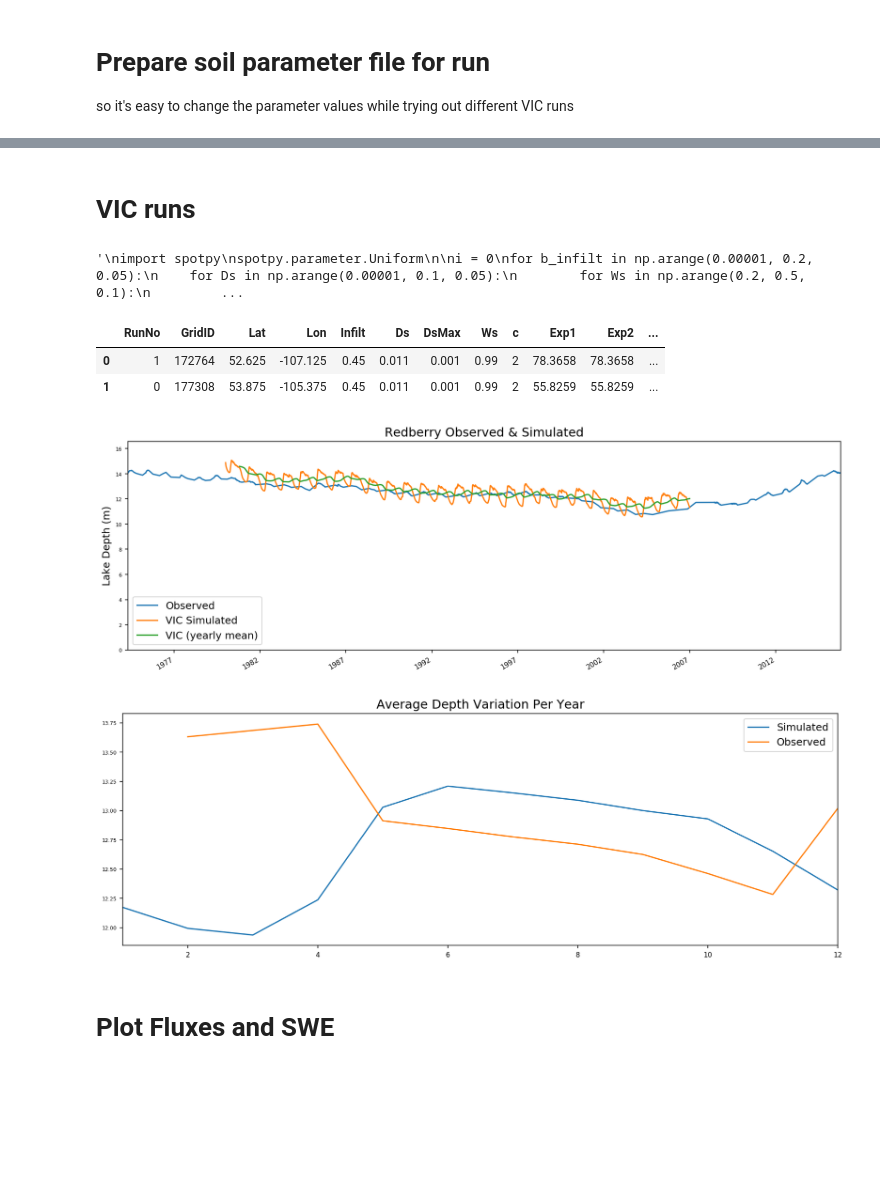
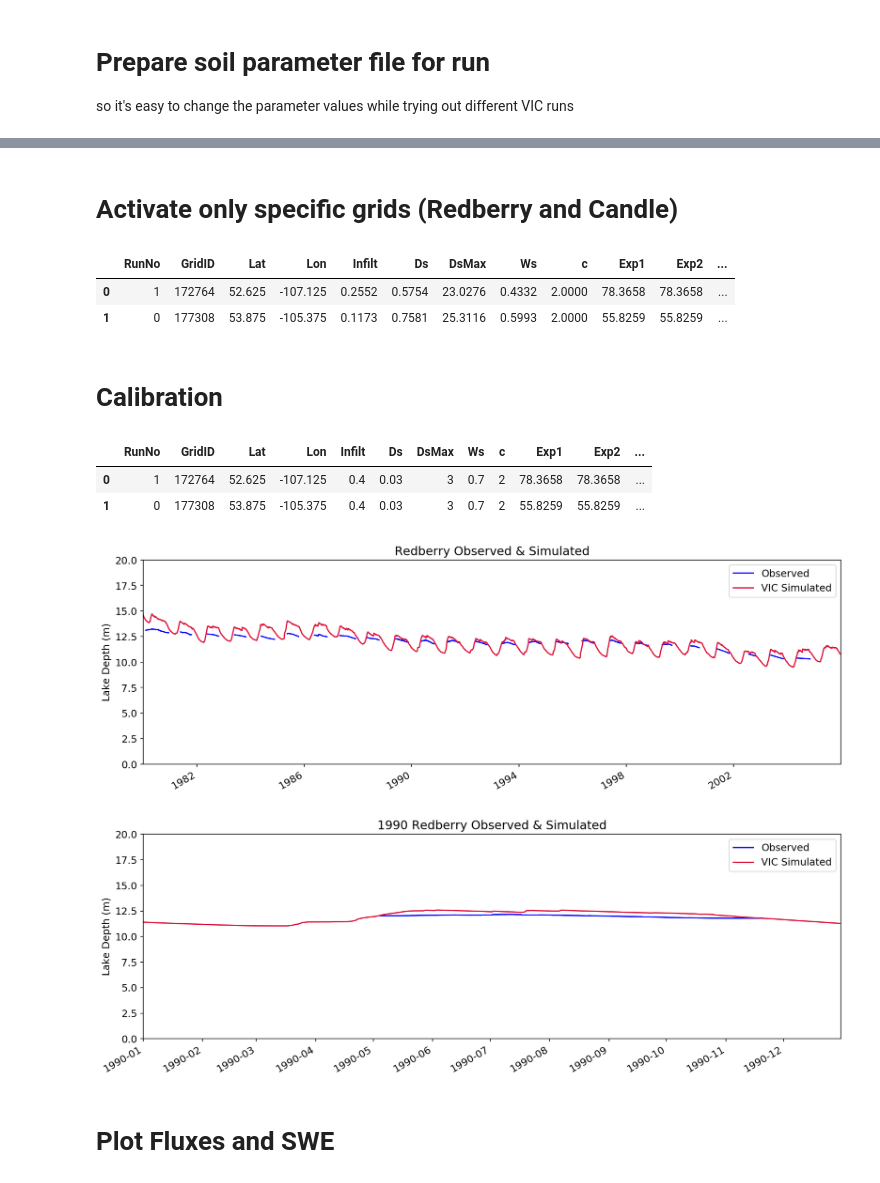
Before and after one commit to solomonvimal/UCLA-Hydro, a Jupyter notebook: ABoVE/VIC_workflow.ipynb, the cells around one changed output, grey strips where cells are left out. Drawn from its saved outputs; the diff is of its cells as text; code cells hidden in the pictures; blank space fills up the shorter version.

```diff
--- a/ABoVE/VIC_workflow.ipynb
+++ b/ABoVE/VIC_workflow.ipynb
@@ -24 +27,8 @@ os.getcwd()
+# %%
+def run_vic(filename = "/home2/svimal/Projects/VIC/Canada/Results/lake_52.625_-107.125"):
+    os.chdir("/home2/svimal/Projects/VIC/Canada/")
+    subprocess.check_output(["bash", "/home2/svimal/Projects/VIC/Canada/run.sh"])#, shell=True)
+    soil = pd.read_csv(filename, sep='\t', names = ["YEAR", "MONTH" ,"DAY" , "ICE_FRACT", "DEPTH","ICE_HEIGHT" ,"SURF_AREA", "VOLUME"])
+    simSeries = list(soil.DEPTH.values)
+    return simSeries
 # %% [markdown]
@@ -46,8 +54 @@ def get_veggies(soil_ID):
-# %%
-def run_vic(filename = "/home2/svimal/Projects/VIC/Canada/Results/lake_52.625_-107.125"):
-    os.chdir("/home2/svimal/Projects/VIC/Canada/")
-    subprocess.check_output(["bash", "/home2/svimal/Projects/VIC/Canada/run.sh"])#, shell=True)
-    df = pd.read_csv(filename, sep='\t', names = ["YEAR", "MONTH" ,"DAY" , "ICE_FRACT", "DEPTH","ICE_HEIGHT" ,"SURF_AREA", "VOLUME"])
-    simSeries = list(soil.DEPTH.values)
-    return simSeries
 # %% [markdown]
@@ -163,47 +211,40 @@ soil.head(2)
-# %% [markdown]
-
-# VIC runs
-# %%
-# Replace the primitive loop thing with Shuffle Complex Evolutionary Algoritm based calibration
-'''
-import spotpy
-spotpy.parameter.Uniform
-
-i = 0
-for b_infilt in np.arange(0.00001, 0.2, 0.05):
-    for Ds in np.arange(0.00001, 0.1, 0.05):
-        for Ws in np.arange(0.2, 0.5, 0.1):
-            for D2 in np.arange(0.7, 1, 0.1):
-                for D3 in  np.arange(0.7, 2.5, 0.2):
-                    for DsMax in  np.arange(12, 18, 0.5):
-                        i = i+1
-print i
-'''
-# %% [output]
-'\nimport spotpy\nspotpy.parameter.Uniform\n\ni = 0\nfor b_infilt in np.arange(0.00001, 0.2, 0.05):\n    for Ds in np.arange(0.00001, 0.1, 0.05):\n        for Ws in np.arange(0.2, 0.5, 0.1):\n         ...
+# %% [markdown]
+# Activate only specific grids (Redberry and Candle)
+# %%
+soil.at[0,"RunNo"] = 1 # Run Redberry lake
+soil.at[1,"RunNo"] = 0 # Candle lake
+soil.head(2)
+# %% [output]
+|  | RunNo | GridID | Lat | Lon | Infilt | Ds | DsMax | Ws | c | Exp1 | Exp2 | ... |
+| 0 | 1 | 172764 | 52.625 | -107.125 | 0.2552 | 0.5754 | 23.0276 | 0.4332 | 2.0000 | 78.3658 | 78.3658 | ... |
+| 1 | 0 | 177308 | 53.875 | -105.375 | 0.1173 | 0.7581 | 25.3116 | 0.5993 | 2.0000 | 55.8259 | 55.8259 | ... |
+# %% [markdown]
+
+# Calibration
 # %%
-soil.DsMax = 0.001
-soil.Infilt = 0.45
-soil.Ds = 0.011
-soil.Ws = 0.99
+soil.DsMax = 3
+soil.Infilt = 0.40
+soil.Ds = 0.03
+soil.Ws = 0.70
 soil.c = 2
-soil.soilD1 = 0.3
-soil.soilD2 = 0.9
+soil.soilD1 = 0.1
+soil.soilD2 = 0.2
 soil.soilD3 = 1.5
 soil.init_moist1 = 60
 soil.init_moist2 = 150
 soil.init_moist3 = 300
 soil.FS = 0
 write_soil_file(soil)
 run_vic()
-plot_redberry("Observed & Simulated")
+plot_lake(redberry_obs_file, redberry_sim_filename, "Redberry Observed & Simulated", 3, year=1990)
+#plot_lake(candle_obs_file, candle_sim_filename, "Candle Observed & Simulated", 4, year=1990)
 soil.head(2)
 # %% [output]
 |  | RunNo | GridID | Lat | Lon | Infilt | Ds | DsMax | Ws | c | Exp1 | Exp2 | ... |
-| 0 | 1 | 172764 | 52.625 | -107.125 | 0.45 | 0.011 | 0.001 | 0.99 | 2 | 78.3658 | 78.3658 | ... |
-| 1 | 0 | 177308 | 53.875 | -105.375 | 0.45 | 0.011 | 0.001 | 0.99 | 2 | 55.8259 | 55.8259 | ... |
+| 0 | 1 | 172764 | 52.625 | -107.125 | 0.4 | 0.03 | 3 | 0.7 | 2 | 78.3658 | 78.3658 | ... |
+| 1 | 0 | 177308 | 53.875 | -105.375 | 0.4 | 0.03 | 3 | 0.7 | 2 | 55.8259 | 55.8259 | ... |
-[figure, old version]
+[figure, new version]
-[figure, old version]
+[figure, new version]
 # %% [markdown]
 # Plot Fluxes and SWE
 # %%
```
Also changed, not shown: parts of 25 cells of this notebook.
